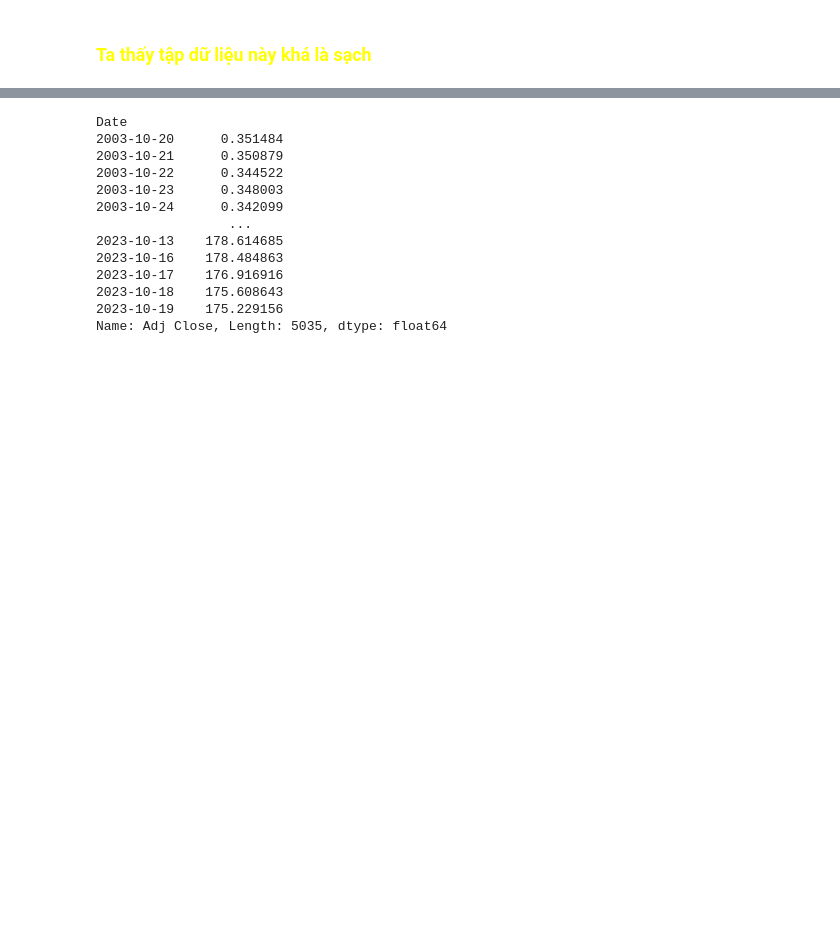
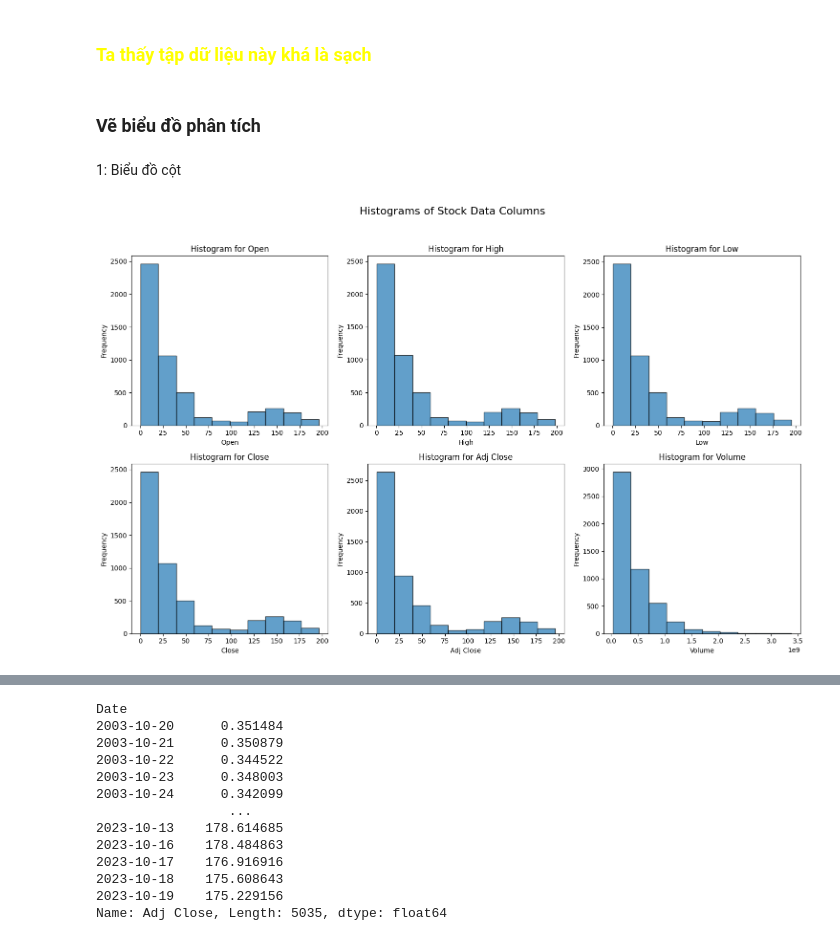
Before and after one commit to tuananhha42/Stock_by_yfinace, a Jupyter notebook: Analys_data/Apple.ipynb, the cells around one changed output, grey strips where cells are left out. Saved outputs shown, nothing was run; the diff lists cells and outputs as text; code cells hidden in the pictures; blank space fills up the shorter version.

```diff
--- a/Analys_data/Apple.ipynb
+++ b/Analys_data/Apple.ipynb
@@ -106,3 +106,33 @@ Volume       0
 dtype: int64
 # %% [markdown]
 ### <font color = 'yellow' >Ta thấy tập dữ liệu này khá là sạch<font>
+# %% [markdown]
+### Vẽ biểu đồ phân tích
+# %% [markdown]
+1: Biểu đồ cột
+# %%
+import matplotlib.pyplot as plt
+import pandas as pd
+
+# Giả sử stock_data là DataFrame của bạn
+# Đảm bảo bạn đã import thư viện pandas và đã có dữ liệu
+
+# Tạo subplot
+fig, axs = plt.subplots(nrows=2, ncols=3, figsize=(15,10))
+fig.suptitle('Histograms of Stock Data Columns', fontsize=16)
+
+# Duyệt qua từng cột và vẽ biểu đồ histogram
+for i, column in enumerate(stock_data.columns):
+    row, col = divmod(i, 3)
+    axs[row, col].hist(stock_data[column], bins=10, edgecolor='k', alpha=0.7)
+    axs[row, col].set_title(f'Histogram for {column}')
+    axs[row, col].set_xlabel(column)
+    axs[row, col].set_ylabel('Frequency')
+
+# Tự điều chỉnh khoảng cách giữa các subplot
+plt.tight_layout(rect=[0, 0.03, 1, 0.95])
+
+# Hiển thị biểu đồ
+plt.show()
+# %% [output]
+[figure, added]
```
Also changed, not shown: parts of 21 cells of this notebook, 16 other files.
